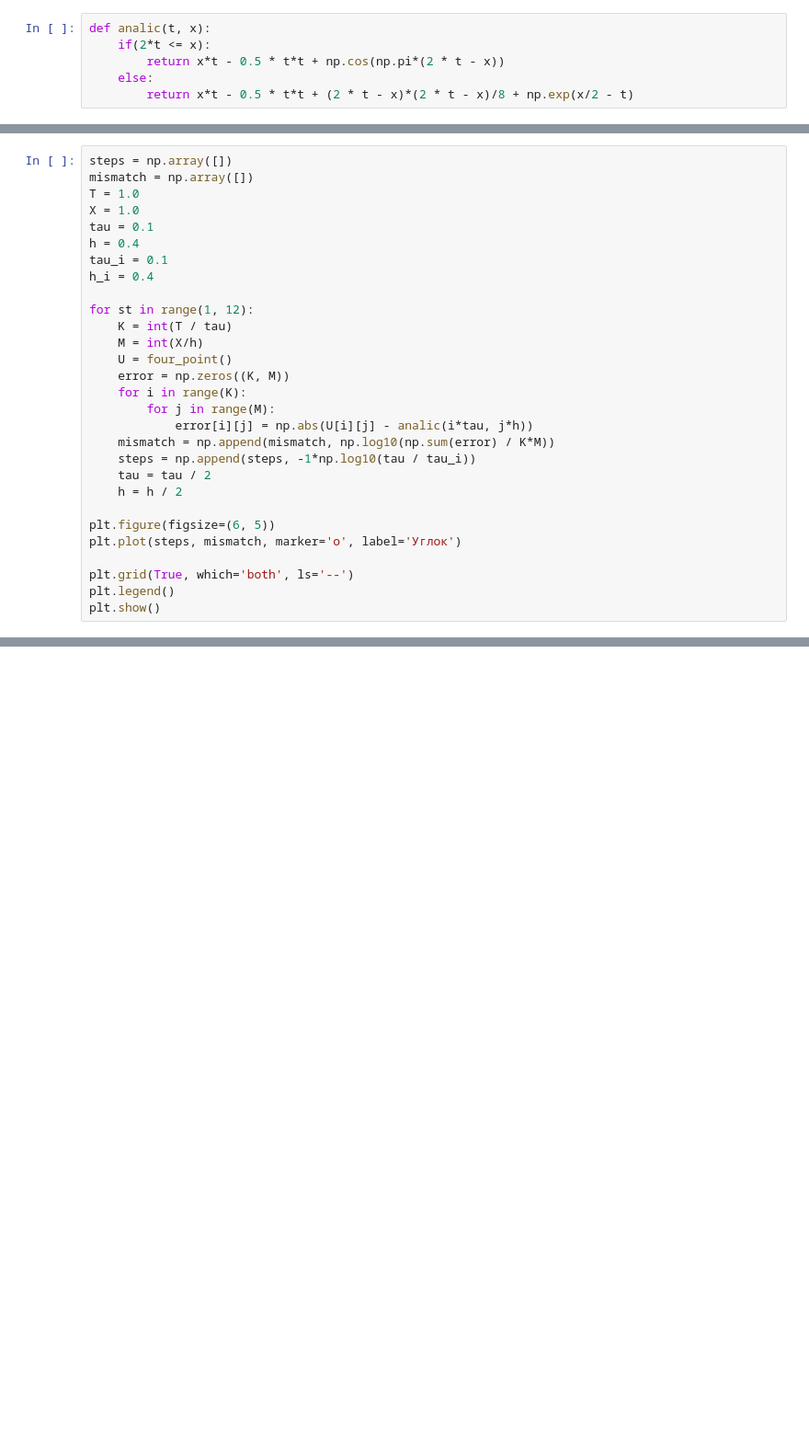
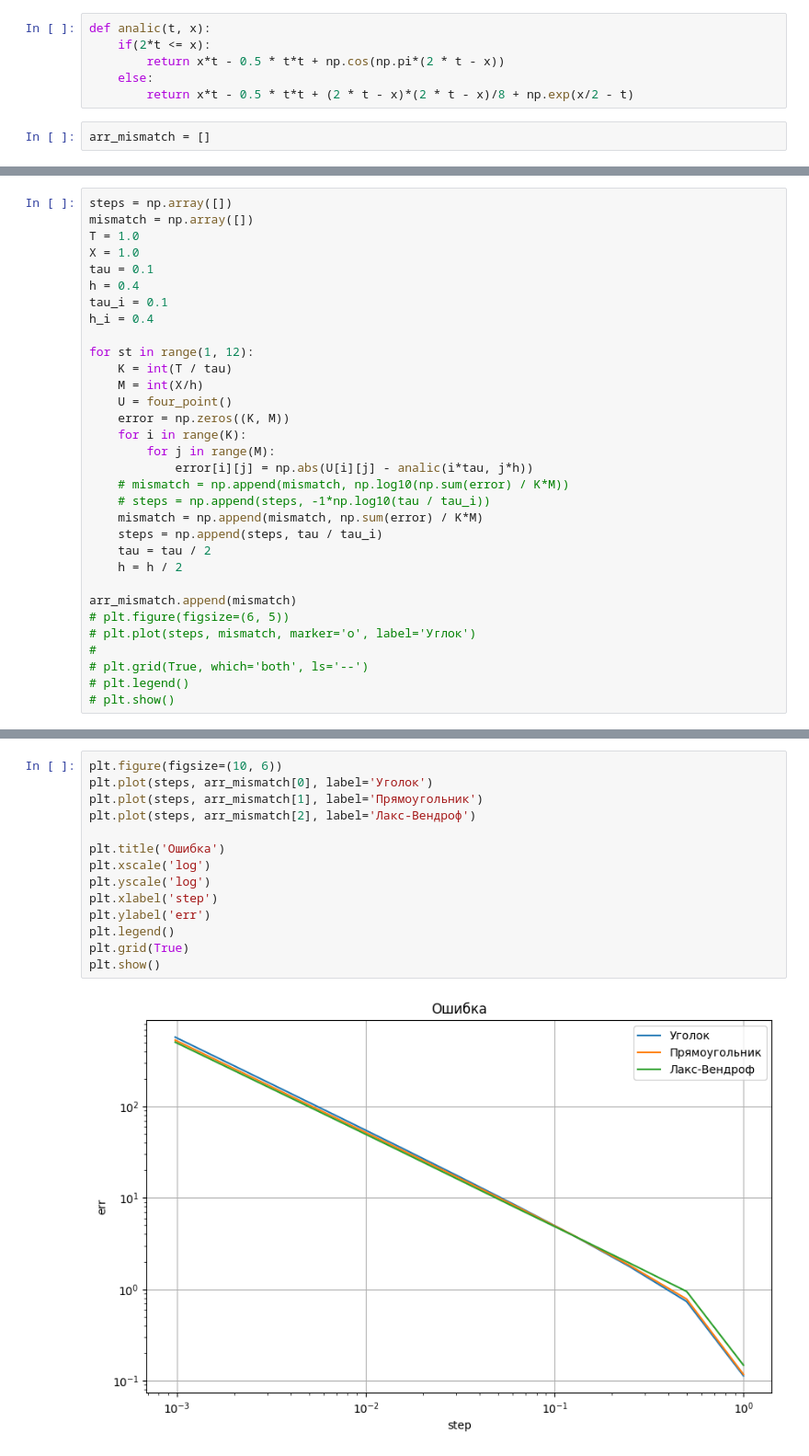
Before and after one commit to NeroMipt/Computational-math, a Jupyter notebook: lab5.ipynb, the cells around one changed output, grey strips where cells are left out. Shown: that part at 92% size. Drawn from its saved outputs; the diff is of its cells as text; blank space fills up the shorter version.

```diff
--- a/lab5.ipynb
+++ b/lab5.ipynb
@@ -143,6 +143,8 @@ def analic(t, x):
         return x*t - 0.5 * t*t + np.cos(np.pi*(2 * t - x))
     else:
         return x*t - 0.5 * t*t + (2 * t - x)*(2 * t - x)/8 + np.exp(x/2 - t)
+# %%
+arr_mismatch = []
 # %%
 steps = np.array([])
 mismatch = np.array([])
@@ -223,14 +229,17 @@ for st in range(1, 12):
     for i in range(K):
         for j in range(M):
             error[i][j] = np.abs(U[i][j] - analic(i*tau, j*h))
-    mismatch = np.append(mismatch, np.log10(np.sum(error) / K*M))
-    steps = np.append(steps, -1*np.log10(tau / tau_i))
+    # mismatch = np.append(mismatch, np.log10(np.sum(error) / K*M))
+    # steps = np.append(steps, -1*np.log10(tau / tau_i))
+    mismatch = np.append(mismatch, np.sum(error) / K*M)
+    steps = np.append(steps, tau / tau_i)
     tau = tau / 2
     h = h / 2
 
-plt.figure(figsize=(6, 5))
-plt.plot(steps, mismatch, marker='o', label='Углок')
-
-plt.grid(True, which='both', ls='--')
-plt.legend()
-plt.show()
+arr_mismatch.append(mismatch)
+# plt.figure(figsize=(6, 5))
+# plt.plot(steps, mismatch, marker='o', label='Углок')
+#
+# plt.grid(True, which='both', ls='--')
+# plt.legend()
+# plt.show()
@@ -238,0 +246,16 @@ plt.show()
+# %%
+plt.figure(figsize=(10, 6))
+plt.plot(steps, arr_mismatch[0], label='Уголок')
+plt.plot(steps, arr_mismatch[1], label='Прямоугольник')
+plt.plot(steps, arr_mismatch[2], label='Лакс-Вендроф')
+
+plt.title('Ошибка')
+plt.xscale('log')
+plt.yscale('log')
+plt.xlabel('step')
+plt.ylabel('err')
+plt.legend()
+plt.grid(True)
+plt.show()
+# %% [output]
+[figure, added]
```
Also changed, not shown: parts of 3 cells of this notebook.
